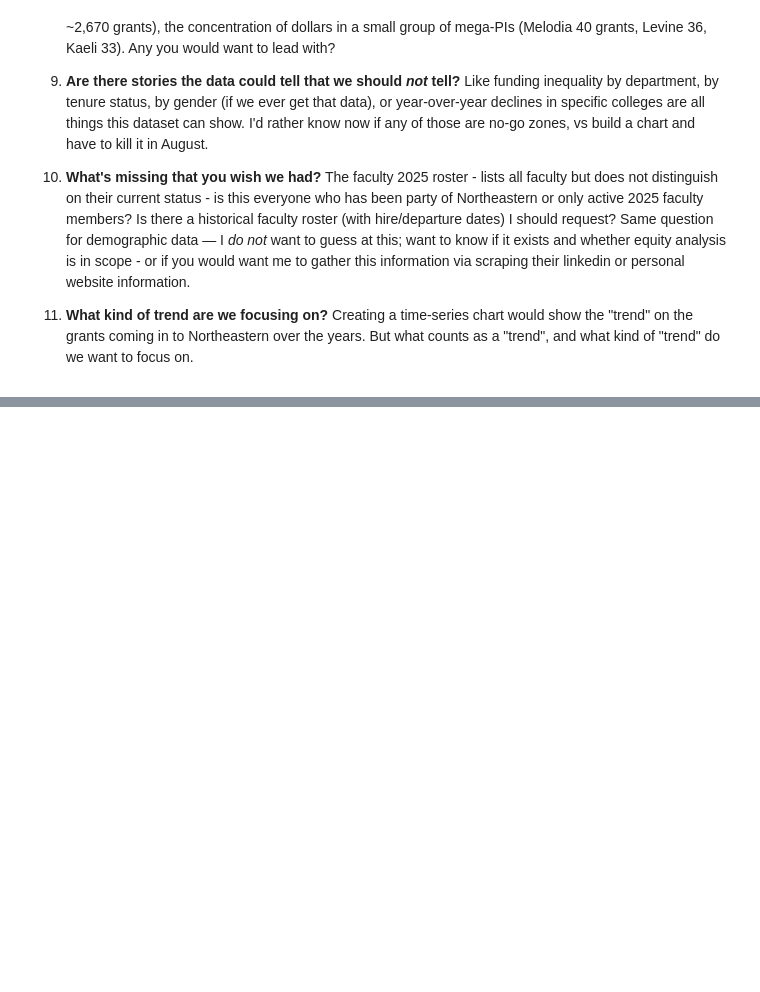
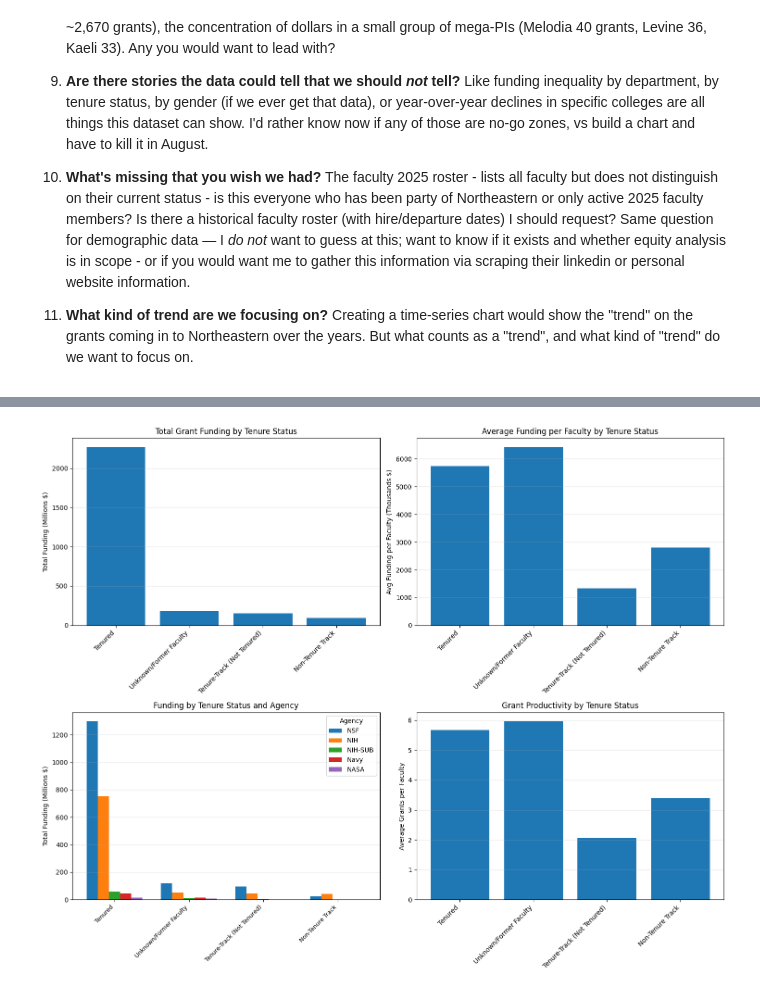
Before and after one commit to ebertini/visualizing-neu, a Jupyter notebook: notebooks/01_schema_overview.ipynb, the cells around one changed output, grey strips where cells are left out. Drawn from its saved outputs; the diff is of its cells as text; code cells hidden in the pictures; blank space fills up the shorter version.

```diff
--- a/notebooks/01_schema_overview.ipynb
+++ b/notebooks/01_schema_overview.ipynb
@@ -709,0 +850,17 @@ fig.show()
+# %%
+# Merge grant data with faculty tenure status
+grant_tenure = (
+    grant_faculty
+    .merge(faculty[['Employee ID', 'tenure_category', 'Superior_Academic_Unit']],
+           left_on='faculty_id', right_on='Employee ID', how='left')
+    .merge(grants[['grantid', 'totaldollars', 'agencyname', 'agencycode']],
+           on='grantid', how='left')
+)
+
+# Check for missing tenure data
+missing_tenure = grant_tenure['tenure_category'].isna().sum()
+print(f"Grant-faculty records with missing tenure status: {missing_tenure:,} ({missing_tenure/len(grant_tenure)*100:.1f}%)")
+print(f"Total grant-faculty records: {len(grant_tenure):,}\n")
+
+# Fill missing with 'Unknown' for analysis
+grant_tenure['tenure_category'] = grant_tenure['tenure_category'].fillna('Unknown/Former Faculty')
@@ -709,0 +952,46 @@ fig.show()
+# %%
+# Visualize tenure status funding patterns
+fig, axes = plt.subplots(2, 2, figsize=(15, 12))
+
+# 1. Total funding by tenure status
+axes[0, 0].bar(range(len(tenure_overall)), tenure_overall['total_funding'] / 1e6)
+axes[0, 0].set_xticks(range(len(tenure_overall)))
+axes[0, 0].set_xticklabels(tenure_overall['tenure_category'], rotation=45, ha='right')
+axes[0, 0].set_ylabel('Total Funding (Millions $)')
+axes[0, 0].set_title('Total Grant Funding by Tenure Status')
+axes[0, 0].grid(axis='y', alpha=0.3)
+
+# 2. Average funding per faculty by tenure status
+axes[0, 1].bar(range(len(tenure_overall)), tenure_overall['avg_funding_per_faculty'] / 1000)
+axes[0, 1].set_xticks(range(len(tenure_overall)))
+axes[0, 1].set_xticklabels(tenure_overall['tenure_category'], rotation=45, ha='right')
+axes[0, 1].set_ylabel('Avg Funding per Faculty (Thousands $)')
+axes[0, 1].set_title('Average Funding per Faculty by Tenure Status')
+axes[0, 1].grid(axis='y', alpha=0.3)
+
+# 3. Funding by tenure and agency (grouped bar)
+for i, agency in enumerate(top_agencies):
+    agency_data = tenure_agency_funding[tenure_agency_funding['agencycode'] == agency]
+    x_pos = np.arange(len(agency_data)) + i * 0.15
+    axes[1, 0].bar(x_pos, agency_data['total_funding'] / 1e6, width=0.15, label=agency)
+
+axes[1, 0].set_xticks(np.arange(len(tenure_overall)) + 0.3)
+axes[1, 0].set_xticklabels(tenure_overall['tenure_category'], rotation=45, ha='right', fontsize=9)
+axes[1, 0].set_ylabel('Total Funding (Millions $)')
+axes[1, 0].set_title('Funding by Tenure Status and Agency')
+axes[1, 0].legend(title='Agency')
+axes[1, 0].grid(axis='y', alpha=0.3)
+
+# 4. Grant productivity by tenure status
+axes[1, 1].bar(range(len(tenure_overall)), tenure_overall['avg_grants_per_faculty'])
+axes[1, 1].set_xticks(range(len(tenure_overall)))
+axes[1, 1].set_xticklabels(tenure_overall['tenure_category'], rotation=45, ha='right')
+axes[1, 1].set_ylabel('Average Grants per Faculty')
+axes[1, 1].set_title('Grant Productivity by Tenure Status')
+axes[1, 1].grid(axis='y', alpha=0.3)
+
+plt.tight_layout()
+plt.savefig(PROCESSED_DIR.parent / 'outputs' / 'tenure_funding_analysis.png', dpi=300, bbox_inches='tight')
+plt.show()
+# %% [output]
+[figure, added]
```
Also changed, not shown: parts of 27 cells of this notebook, 5 other files.
